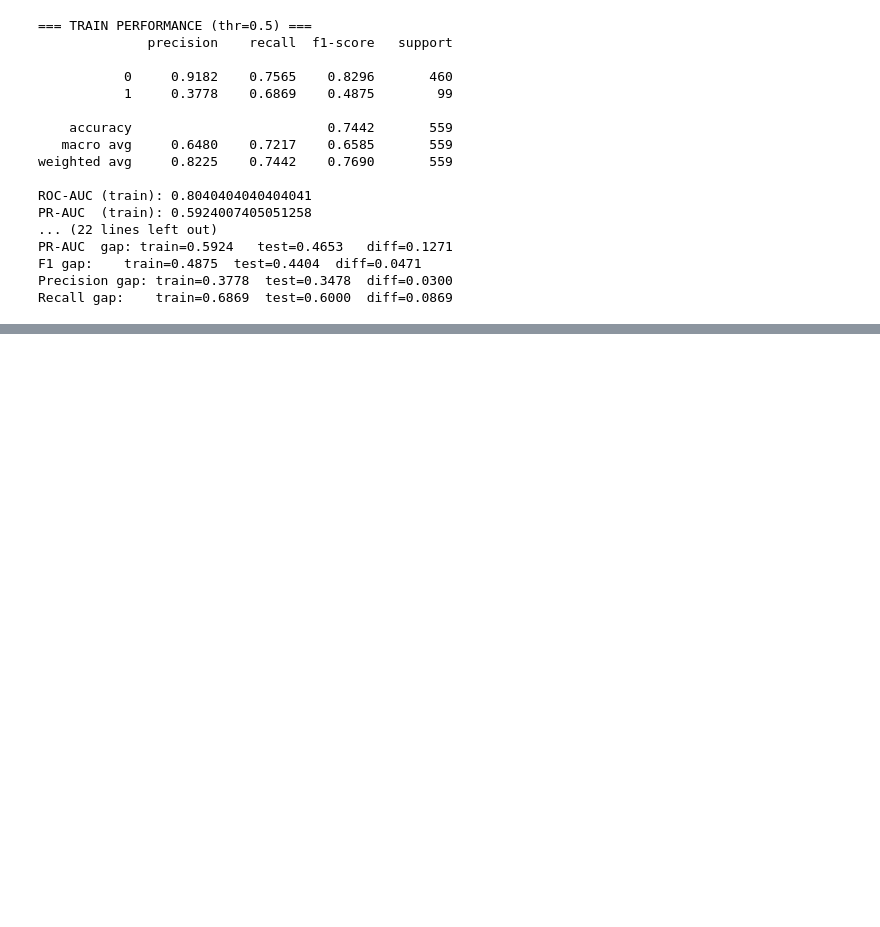
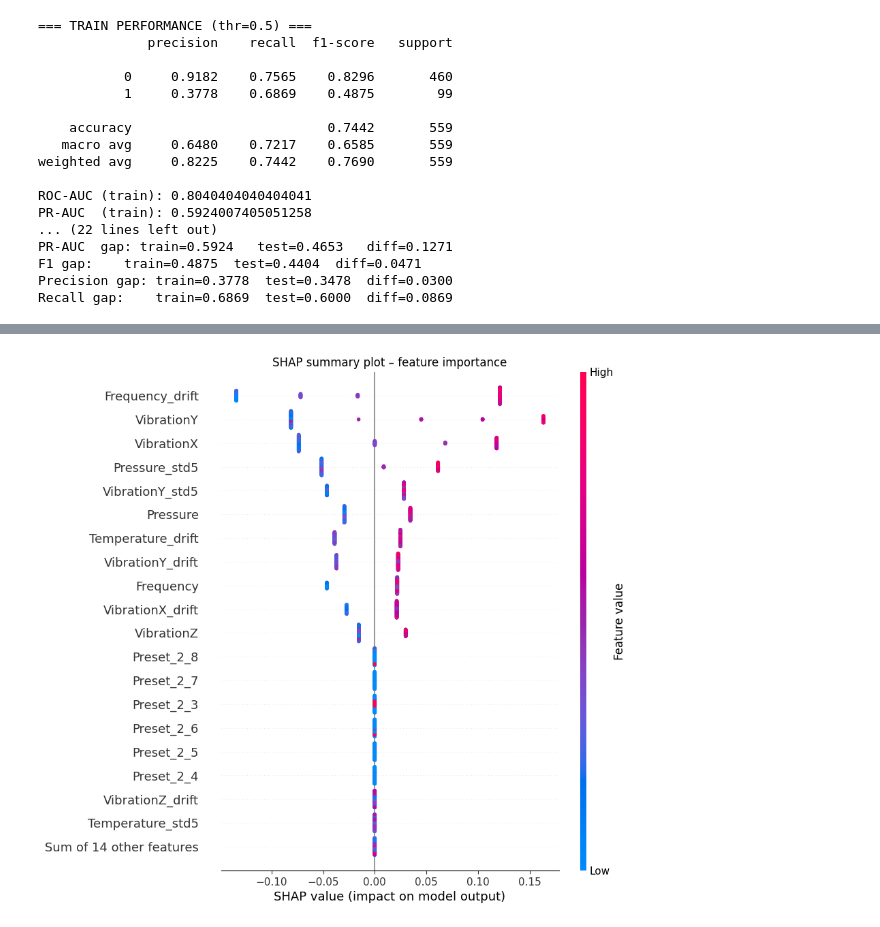
Before and after one commit to leticiarccorrea/Modelos-machine-learning, a Jupyter notebook: preventfail.ipynb, the cells around one changed output, grey strips where cells are left out. Drawn from its saved outputs; the diff is of its cells as text; code cells hidden in the pictures; blank space fills up the shorter version.

```diff
--- a/preventfail.ipynb
+++ b/preventfail.ipynb
@@ -223,7 +231,7 @@ w = Window.orderBy("Cycle")
 
 base_order = base.withColumn("Fail_bool", F.col("Fail") == 1)
 
-base_anal = base_order.withColumn(
+base_analyses = base_order.withColumn(
     "episode_start",
     F.when(
         (F.col("Fail_bool") == True) & (F.lag("Fail_bool").over(w) == False),
@@ -232,24 +240,24 @@ base_anal = base_order.withColumn(
 )
 
 # identify when the fail episode starts
-base_anal = base_anal.withColumn("episode_id", F.sum("episode_start").over(w))
+base_analyses = base_analyses.withColumn("episode_id", F.sum("episode_start").over(w))
 
 # remove the ids of normal operation
-base_anal = base_anal.withColumn("episode_id", F.when(F.col("Fail_bool")==0, None).otherwise(F.col("episode_id")))
+base_analyses = base_analyses.withColumn("episode_id", F.when(F.col("Fail_bool")==0, None).otherwise(F.col("episode_id")))
 
 # when the fail starts
 episode_starts_spark = (
-    base_anal.filter("episode_id IS NOT NULL")
+    base_analyses.filter("episode_id IS NOT NULL")
               .groupBy("episode_id")
               .agg(F.min("Cycle").alias("start_cycle"))
 ).toPandas()
 
 
-# define the cycles of analyses 2 - 5 - 10
+# define the cycles of analyses 2 - 5 - 8
 lags = [2, 5, 8]
 
 
-# of it fail colect data of the cycle before
+# colect data of the cycle before
 rows = []
 for _, row in episode_starts_spark.iterrows():
     eid = int(row["episode_id"])
@@ -257,11 +265,11 @@ for _, row in episode_starts_spark.iterrows():
 
     for lag in lags:
         target_cycle = start - lag
-        df_lag = base_analise.filter(F.col("Cycle") == target_cycle).toPandas()
+        dataframe_lag = base_analyses.filter(F.col("Cycle") == target_cycle).toPandas()
         if not df_lag.empty:
-            df_lag["episode_id"] = eid
-            df_lag["lag"] = -lag
-            rows.append(df_lag)
+            dataframe_lag["episode_id"] = eid
+            dataframe_lag["lag"] = -lag
+            rows.append(dataframe_lag)
 
 
 # construct the new df - with the pre-fail datas
@@ -1733,0 +1437,63 @@ In summary, although the simplified model reduces complexity, it still fails to
+# %%
+# FINAL EVALUATION
+##
+
+# TRAIN performance (only X_tr subset used for training)
+y_proba_train = xgb_model.predict_proba(X_tr)[:, 1]
+y_pred_train  = (y_proba_train >= best_thr).astype(int)
+
+print("\n=== TRAIN PERFORMANCE (thr optimized on validation) ===")
+print(classification_report(y_tr, y_pred_train, digits=4))
+print("Confusion matrix (train):")
+print(confusion_matrix(y_tr, y_pred_train))
+
+roc_auc_train = roc_auc_score(y_tr, y_proba_train)
+pr_auc_train  = average_precision_score(y_tr, y_proba_train)
+
+# TEST performance (full test set)
+y_proba_test = xgb_model.predict_proba(X_test)[:, 1]
+y_pred_test  = (y_proba_test >= best_thr).astype(int)
+
+print("\n=== TEST PERFORMANCE (thr optimized on validation) ===")
+print(classification_report(y_test, y_pred_test, digits=4))
+print("Confusion matrix (TEST):")
+print(confusion_matrix(y_test, y_pred_test))
+
+roc_auc_test = roc_auc_score(y_test, y_proba_test)
+pr_auc_test  = average_precision_score(y_test, y_proba_test)
+
+print("ROC-AUC (test):", roc_auc_test)
+print("PR-AUC  (test):", pr_auc_test)
+
+
+# 6. GENERALIZATION GAP (OVERFITTING CHECK)
+##
+
+f1_train = f1_score(y_tr, y_pred_train)
+f1_test  = f1_score(y_test,  y_pred_test)
+
+prec_train = precision_score(y_tr, y_pred_train)
+prec_test  = precision_score(y_test,  y_pred_test)
+
+rec_train = recall_score(y_tr, y_pred_train)
+rec_test  = recall_score(y_test,  y_pred_test)
+
+print("\n=== GENERALIZATION GAP (FINAL MODEL) ===")
+print(f"ROC-AUC: train={roc_auc_train:.4f}  test={roc_auc_test:.4f}  diff={(roc_auc_train-roc_auc_test):.4f}")
+print(f"PR-AUC : train={pr_auc_train:.4f}   test={pr_auc_test:.4f}   diff={(pr_auc_train-pr_auc_test):.4f}")
+print(f"F1     : train={f1_train:.4f}       test={f1_test:.4f}       diff={(f1_train-f1_test):.4f}")
+print(f"Prec   : train={prec_train:.4f}     test={prec_test:.4f}     diff={(prec_train-prec_test):.4f}")
+print(f"Recall : train={rec_train:.4f}      test={rec_test:.4f}      diff={(rec_train-rec_test):.4f}")
+
+
+# 7. SHAP – feature importance
+##
+
+explainer = shap.Explainer(xgb_model, X_tr)
+shap_values = explainer(X_test)
+
+plt.figure(figsize=(8, 4))
+shap.plots.beeswarm(shap_values, max_display=20, show=False)
+plt.title("SHAP summary plot – feature importance")
+plt.show()
+# %% [output]
@@ -1733,0 +1517 @@ In summary, although the simplified model reduces complexity, it still fails to
+[figure, added]
```
Also changed, not shown: parts of 51 cells of this notebook.
